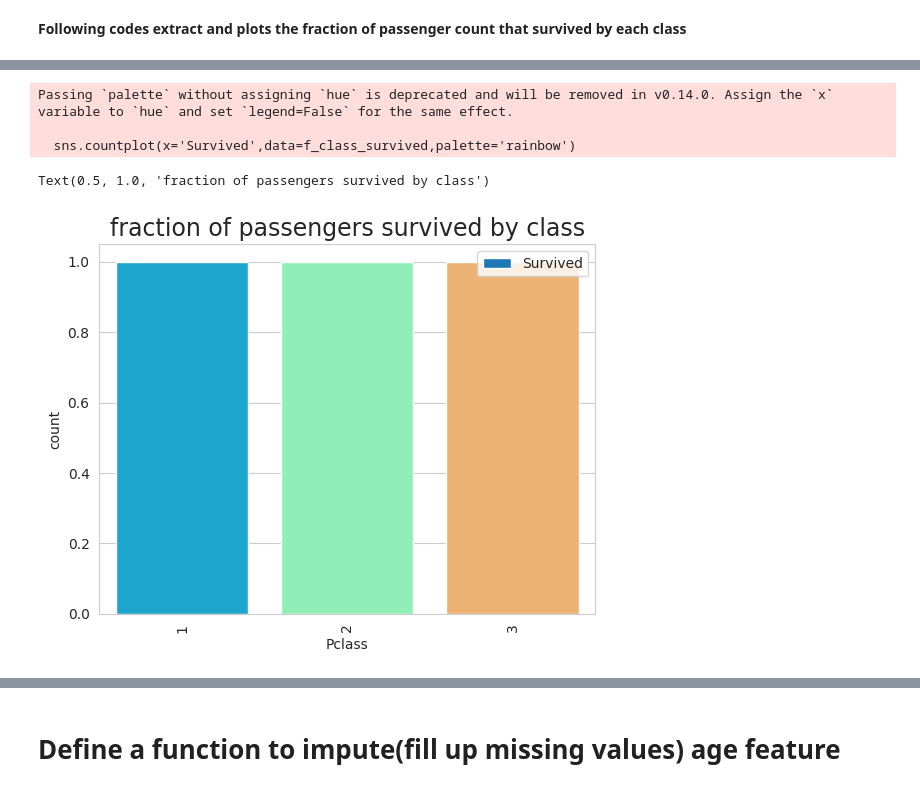
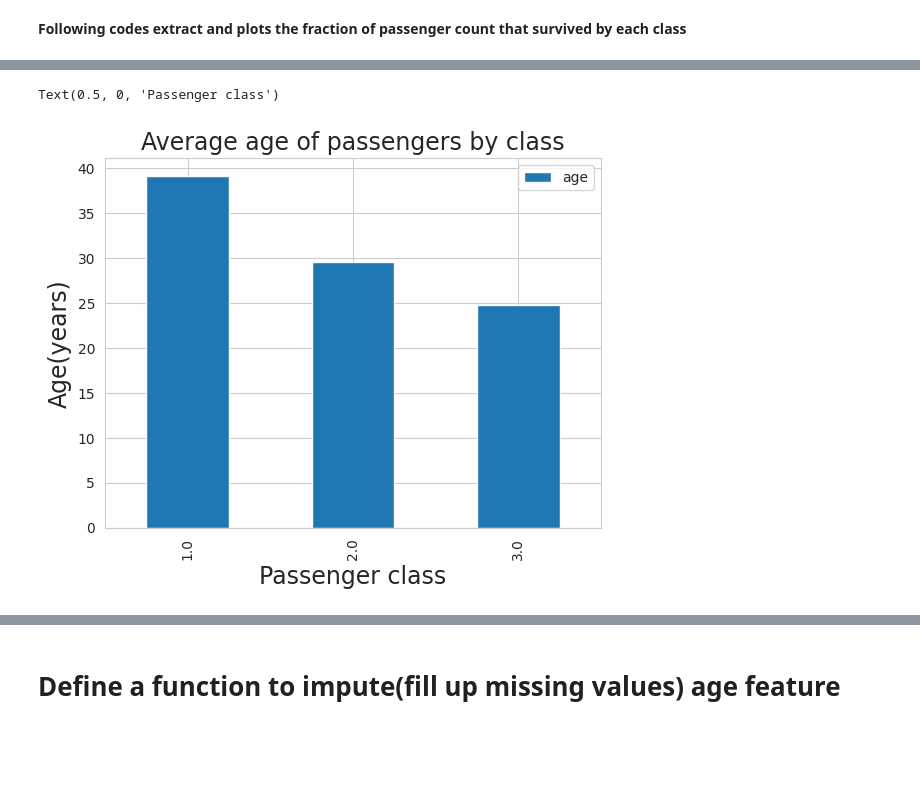
Before and after one commit to harshr-r/AIML-2025, a Jupyter notebook: Lab-5_AIML.ipynb, the cells around one changed output, grey strips where cells are left out. Drawn from its saved outputs; the diff is of its cells as text; code cells hidden in the pictures; blank space fills up the shorter version.

```diff
--- a/Lab-5_AIML.ipynb
+++ b/Lab-5_AIML.ipynb
@@ -118,2 +112,17 @@ sns.countplot(x='Survived', hue='Pclass',data=df,palette='rainbow')
 # %% [markdown]
 **Following codes extract and plots the fraction of passenger count that survived by each class**
+# %%
+# Group by 'pclass' to get the mean survival rate for each class
+f_class_survived = df.groupby('pclass')['survived'].mean()
+f_class_survived = pd.DataFrame(f_class_survived)
+f_class_survived
+
+# Bar plot for fraction of passengers survived by class
+f_class_survived.plot.bar(y='survived')
+pit.title("Fraction of Passengers Survived by Class", fontsize=17)
+
+# Change made here: Removed palette and used color for a single color scheme
+sns.set_style('whitegrid')
+sns.barplot(x=f_class_survived.index, y=f_class_survived['survived'], color='blue')  # Changed here
+pit.title("Fraction of Passengers Survived by Class", fontsize=17)
+pit.show()
@@ -120,13 +131,10 @@ sns.countplot(x='Survived', hue='Pclass',data=df,palette='rainbow')
 # %%
-f_class_survived=df.groupby('Pclass')['Survived'].mean()
-f_class_survived=pd.DataFrame(f_class_survived)
-f_class_survived
-f_class_survived.plot.bar(y='Survived')
-sns.countplot(x='Survived',data=f_class_survived,palette='rainbow')
-pit.title("fraction of passengers survived by class",fontsize=17)
+f_class_Age=df.groupby('pclass')['age'].mean()
+f_class_Age=pd.DataFrame(f_class_Age)
+f_class_Age.plot.bar(y='age')
+pit.title("Average age of passengers by class",fontsize=17)
+pit.ylabel("Age(years)",fontsize=17)
+pit.xlabel("Passenger class",fontsize=17)
 # %% [output]
-Passing `palette` without assigning `hue` is deprecated and will be removed in v0.14.0. Assign the `x` variable to `hue` and set `legend=False` for the same effect.
-
-  sns.countplot(x='Survived',data=f_class_survived,palette='rainbow')
+Text(0.5, 0, 'Passenger class')
-Text(0.5, 1.0, 'fraction of passengers survived by class')
-[figure, old version]
+[figure, new version]
```
Also changed, not shown: parts of 18 cells of this notebook.
